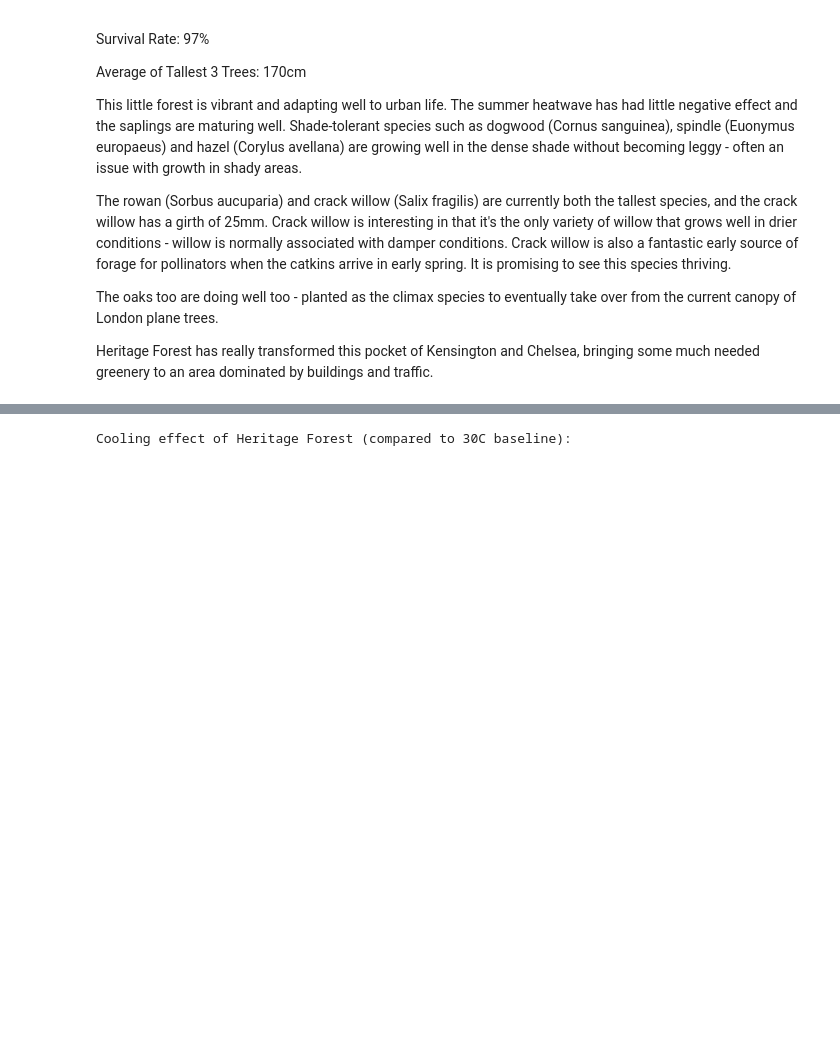
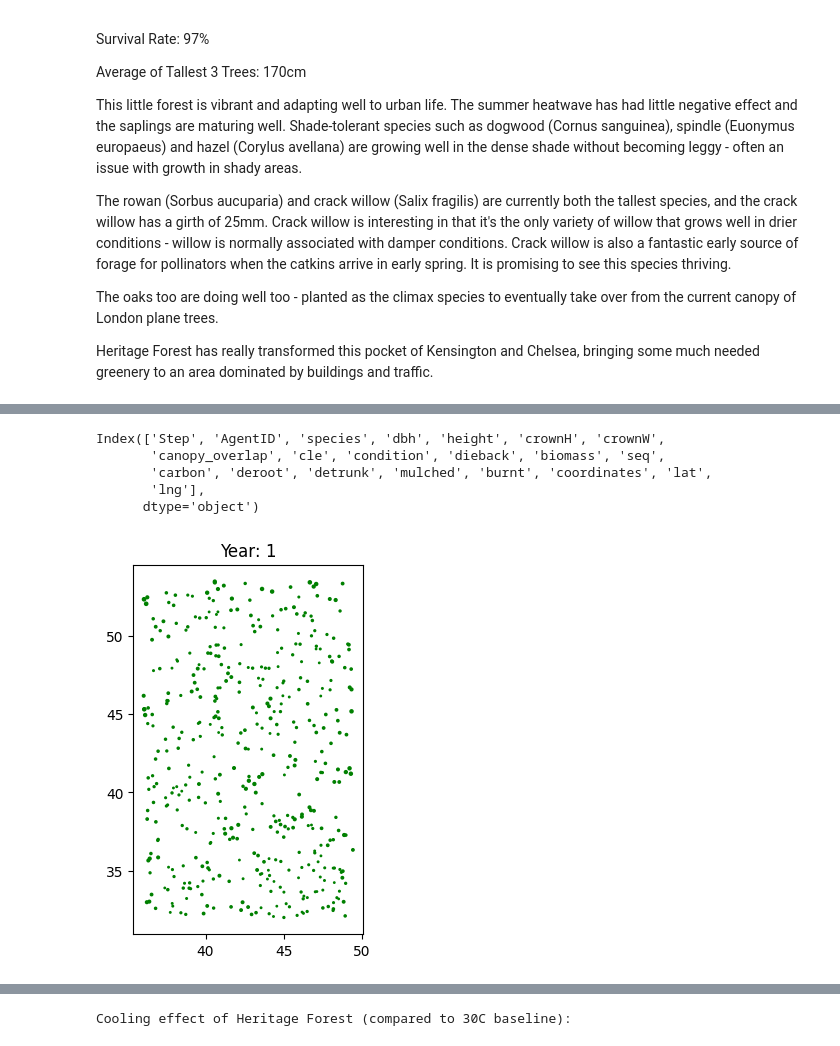
Before and after one commit to lucidmindsai/gus, a Jupyter notebook: notebooks/sugi/heritage_forest.ipynb, the cells around one changed output, grey strips where cells are left out. Saved outputs shown, nothing was run; the diff lists cells and outputs as text; code cells hidden in the pictures; blank space fills up the shorter version.

Commit message:
Adding some plots to Heritage park

```diff
--- a/notebooks/sugi/heritage_forest.ipynb
+++ b/notebooks/sugi/heritage_forest.ipynb
@@ -352,0 +399,28 @@ agents.to_csv('agents_heritage_forest.csv')
+# %%
+min_lat, max_lat = agents["lat"].min(), agents["lat"].max()
+min_lon, max_lon = agents["lng"].min(), agents["lng"].max()
+
+fig, ax = plt.subplots()
+def update(frame):
+    # Clear the current plot
+    ax.clear()
+    # Assume 'data' is a function that retrieves the data for the current frame
+    lats, lons, dbhs, heights = get_data_year_N(frame)
+
+    x, y = map(lons, lats)
+    ax.scatter(x, y, marker='o', c='green', s=dbhs*5)
+    border = 0.001
+    # ax.set_xlim(min_lon - border, max_lon + border)
+    # ax.set_ylim(min_lat - border, max_lat + border)
+    ax.set_aspect('equal', adjustable='box')
+    ax.set_title(f"Year: {frame}")
+
+ani = animation.FuncAnimation(fig, update, frames=range(1, 25), repeat=True)
+ani.save('heritage_forest.mp4', writer='ffmpeg')  # Save as video
+# %% [output]
+Index(['Step', 'AgentID', 'species', 'dbh', 'height', 'crownH', 'crownW',
+       'canopy_overlap', 'cle', 'condition', 'dieback', 'biomass', 'seq',
+       'carbon', 'deroot', 'detrunk', 'mulched', 'burnt', 'coordinates', 'lat',
+       'lng'],
+      dtype='object')
+[figure, added]
```
Also changed, not shown: parts of 8 cells of this notebook, 3 other files.
